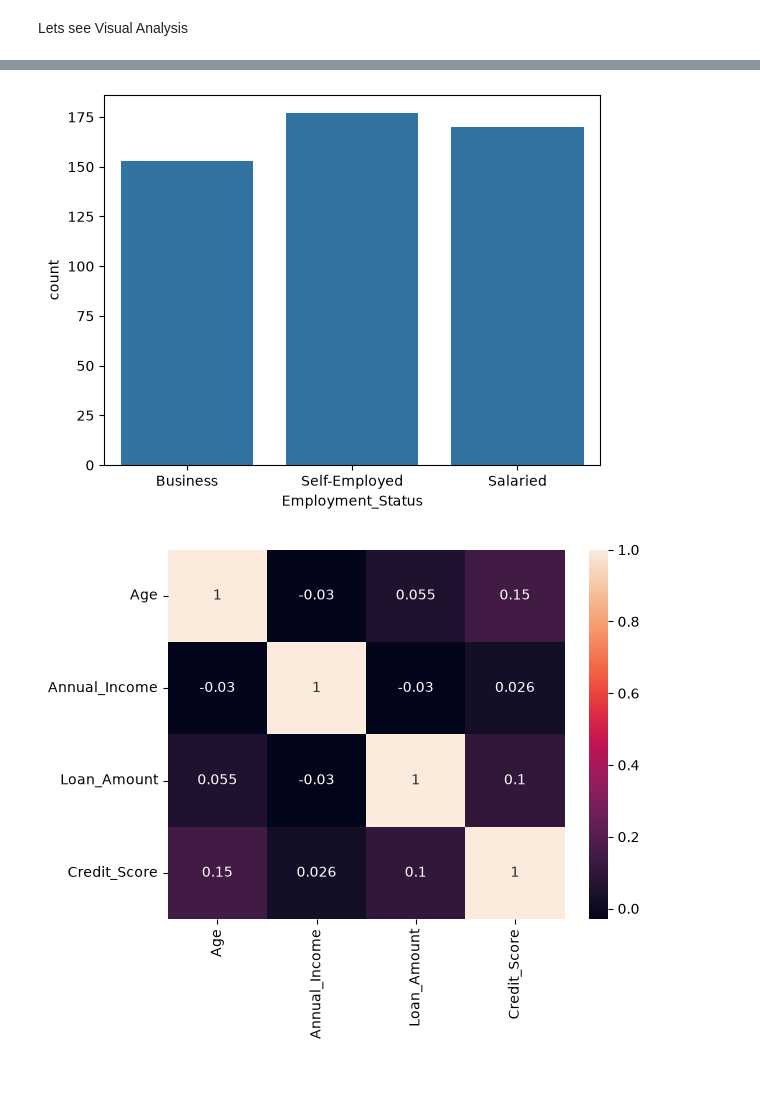
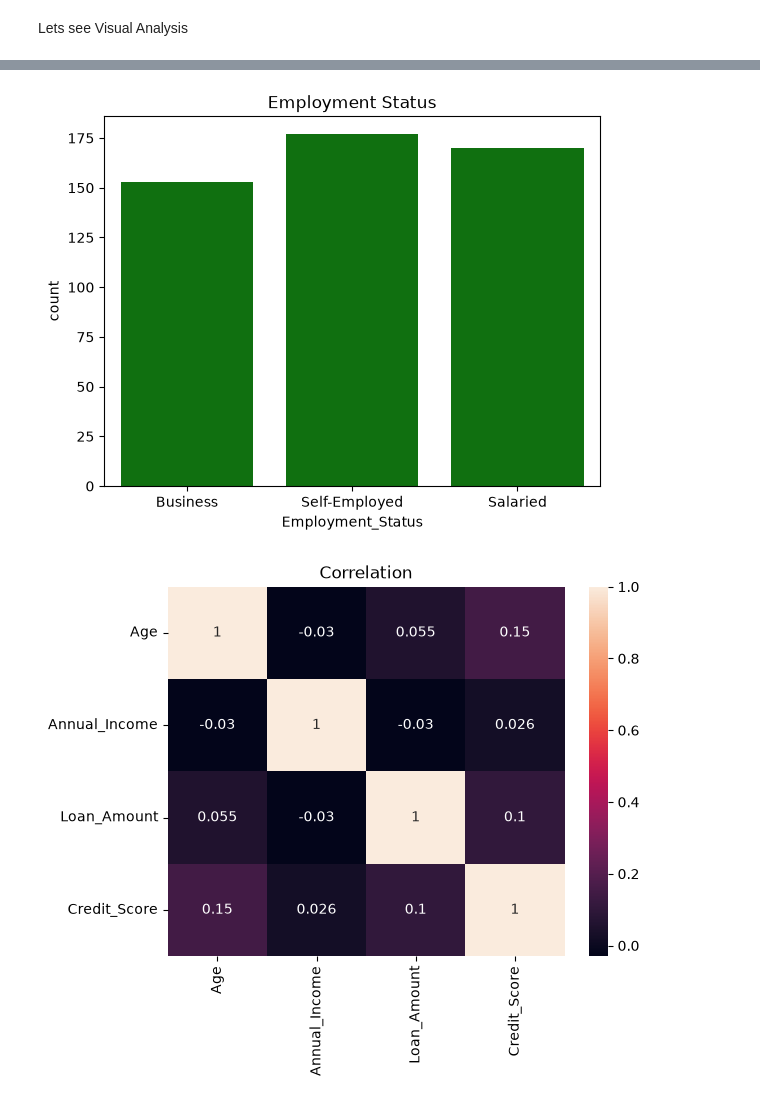
Before and after one commit to analytical31/Banking_Loan_Analysis, a Jupyter notebook: banking_loan_analysis.ipynb, the cells around one changed output, grey strips where cells are left out. Saved outputs shown, nothing was run; the diff lists cells and outputs as text; code cells hidden in the pictures; blank space fills up the shorter version.

```diff
--- a/banking_loan_analysis.ipynb
+++ b/banking_loan_analysis.ipynb
@@ -79,13 +81,14 @@ plt.show()
 # %%
 # 7. visual-Employment Status
 
 sns.countplot(
-    x='Employment_Status',
+    x='Employment_Status', color='green',
     data=df
 )
+plt.title("Employment Status")
 plt.show()
 # %% [output]
-[figure, old version]
+[figure, new version]
 # %%
 # 8. visual-Correlation Heatmap
 
@@ -96,6 +99,7 @@ sns.heatmap(
         'Credit_Score']].corr(),
         annot=True
 )
+plt.title("Correlation")
 plt.show()
 # %% [output]
-[figure, old version]
+[figure, new version]
```
Also changed, not shown: parts of 6 cells of this notebook.
